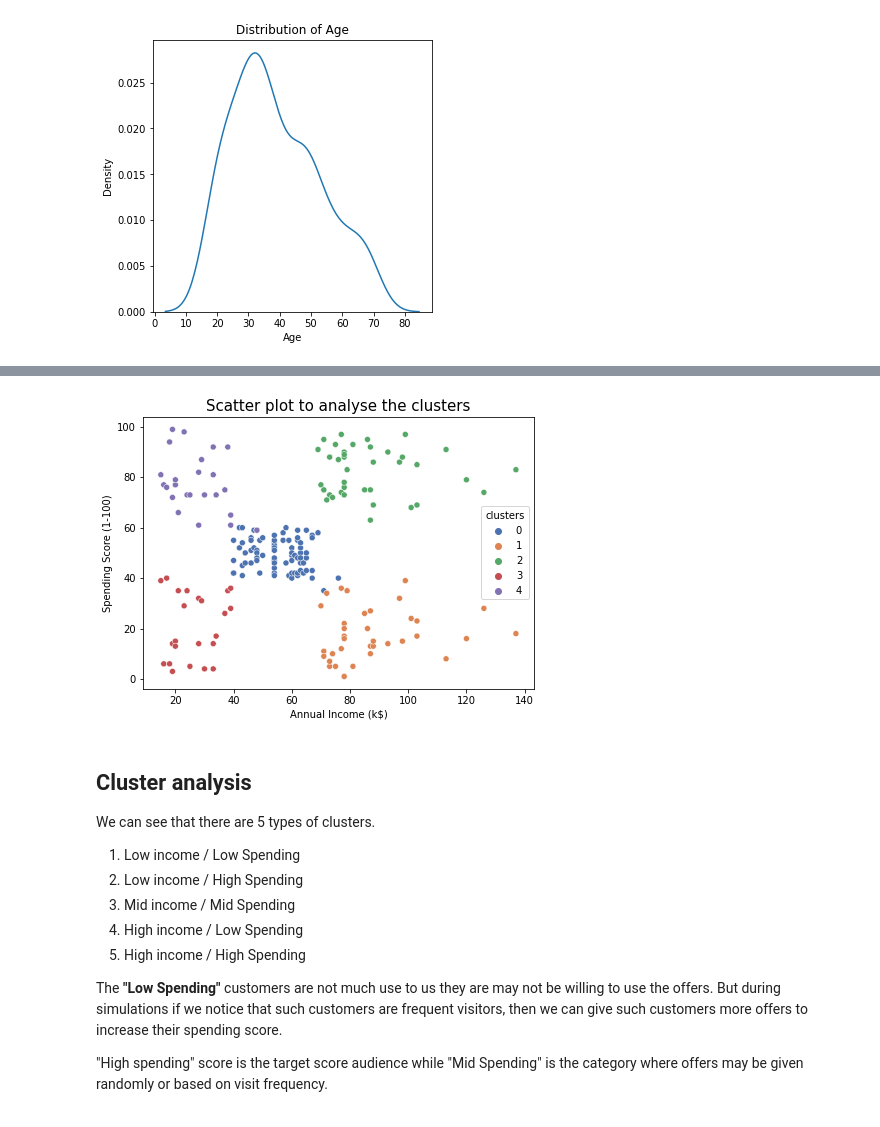
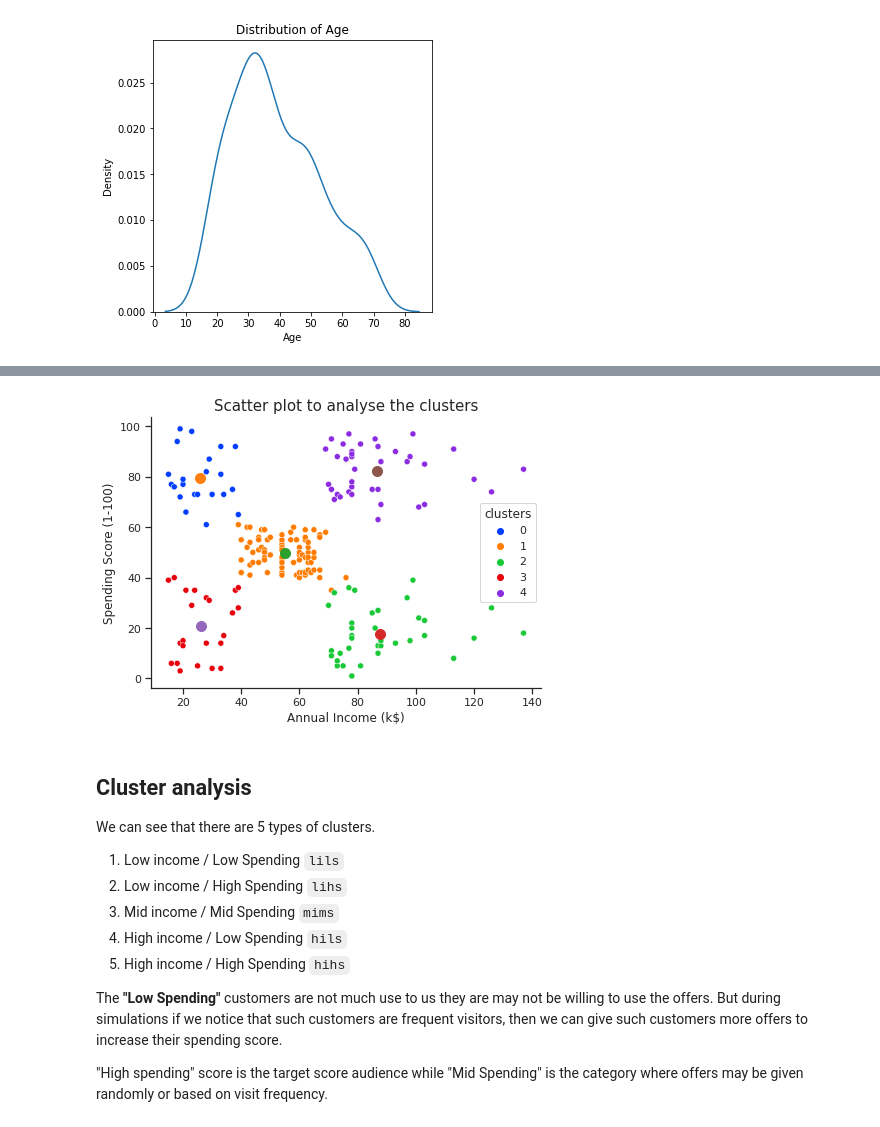
Before and after one commit to divyaksh-shukla/SPA-Assignment-2, a Jupyter notebook: restaurant_1.ipynb, the cells around one changed output, grey strips where cells are left out. Cells and saved outputs as stored; diff of their text form; code cells hidden in the pictures.

```diff
--- a/restaurant_1.ipynb
+++ b/restaurant_1.ipynb
@@ -18,6 +18,7 @@ data.head()
 custid = 'CustomerID'
 gender = 'Gender'
 age = 'Age'
+age_bin = 'Age bin'
 annual_income = 'Annual Income (k$)'
 spending_score = 'Spending Score (1-100)'
 clusters = 'clusters'
@@ -126,0 +60,6 @@ class kmeans:
+# %%
+# Age Binning
+labels = [i for i in range(5)]
+data[age_bin] = pd.cut(data[age], bins=5, labels=labels)
+data[age_bin] = pd.cut(data[age], bins=5)
+data.head()
@@ -126,0 +102,6 @@ class kmeans:
+# %%
+custom_params = {"axes.spines.right": False, "axes.spines.top": False}
+sns.set_theme(style="ticks", rc=custom_params, palette='tab10')
+sns.countplot(data = data, x=gender)
+plt.title("Gender Count")
+plt.show()
@@ -127,25 +168,26 @@ class kmeans:
 # %%
 # Custom kmeans
-k = kmeans(clusters=5, random_seed=0)
-k.fit(data[[age, annual_income, spending_score]])
+k = kmeans(clusters=5)
 
-
-data[clusters] = k.predict(data[[age, annual_income, spending_score]])
+data[clusters] = k.fit_predict(data[[annual_income, spending_score]].values)
+centroids = k.get_centroids().T
 
 fig, ax = plt.subplots(1,1, figsize=(7,5))
-sns.scatterplot(data=data, x=annual_income, y=spending_score, hue=clusters, palette="deep", ax = ax)
+sns.scatterplot(data=data, x=annual_income, y=spending_score, hue=clusters, palette="bright", ax = ax)
 ax.set_title('Scatter plot to analyse the clusters', fontsize=15)
+for i in range(5):
+    ax.scatter(centroids[i,0], centroids[i,1], s=100)
 plt.show()
 # %% [output]
-[figure, old version]
+[figure, new version]
 # %% [markdown]
 ## Cluster analysis
 We can see that there are 5 types of clusters.
-1. Low income / Low Spending
-2. Low income / High Spending
-3. Mid income / Mid Spending
-4. High income / Low Spending
-5. High income / High Spending
+1. Low income / Low Spending `lils`
+2. Low income / High Spending `lihs`
+3. Mid income / Mid Spending `mims`
+4. High income / Low Spending `hils`
+5. High income / High Spending `hihs`
 
 The **"Low Spending"** customers are not much use to us they are may not be willing to use the offers. But during simulations if we notice that such customers are frequent visitors, then we can give such customers more offers to increase their spending score.
 
```
Also changed, not shown: parts of 9 cells of this notebook.
